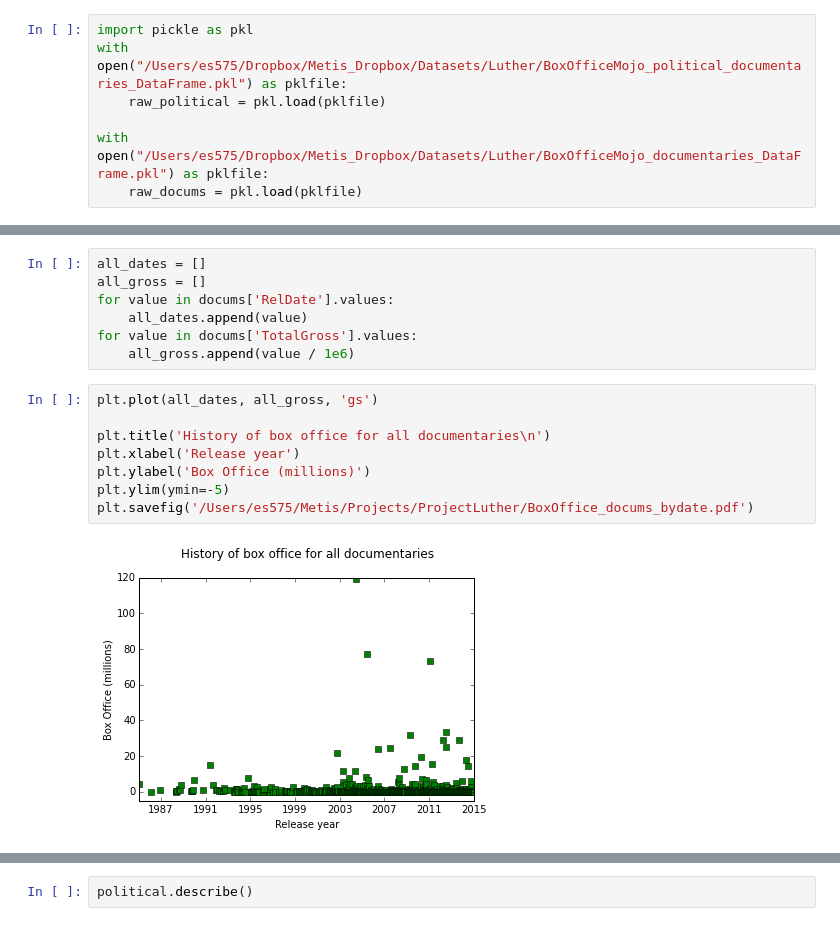
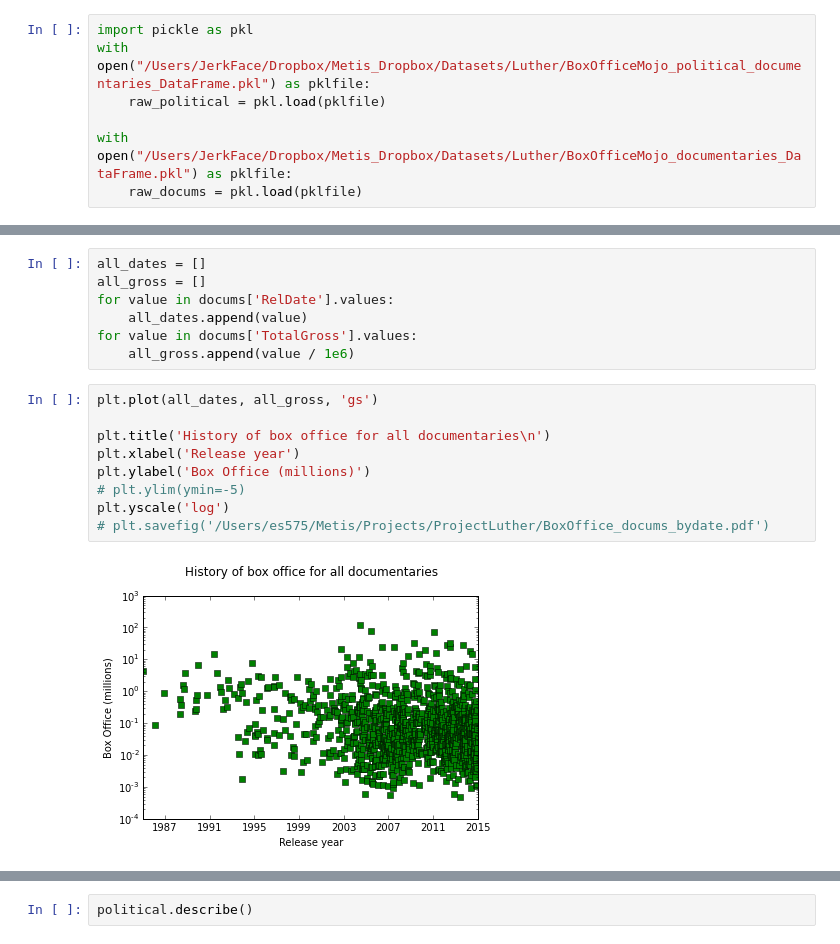
Before and after one commit to EmmanueleSalvati/ProjectLuther, a Jupyter notebook: Luther_tests.ipynb, the cells around one changed output, grey strips where cells are left out. Drawn from its saved outputs; the diff is of its cells as text.

```diff
--- a/Luther_tests.ipynb
+++ b/Luther_tests.ipynb
@@ -7,9 +8,9 @@ sys.path.append('/Users/es575/Metis/Projects/ProjectLuther/')
 # %%
 import pickle as pkl
-with open("/Users/es575/Dropbox/Metis_Dropbox/Datasets/Luther/BoxOfficeMojo_political_documentaries_DataFrame.pkl") as pklfile:
+with open("/Users/JerkFace/Dropbox/Metis_Dropbox/Datasets/Luther/BoxOfficeMojo_political_documentaries_DataFrame.pkl") as pklfile:
     raw_political = pkl.load(pklfile)
 
-with open("/Users/es575/Dropbox/Metis_Dropbox/Datasets/Luther/BoxOfficeMojo_documentaries_DataFrame.pkl") as pklfile:
+with open("/Users/JerkFace/Dropbox/Metis_Dropbox/Datasets/Luther/BoxOfficeMojo_documentaries_DataFrame.pkl") as pklfile:
     raw_docums = pkl.load(pklfile)
 # %%
 import dataframe_utils
@@ -56,10 +58,11 @@ for value in docums['TotalGross'].values:
 # %%
 plt.plot(all_dates, all_gross, 'gs')
 
 plt.title('History of box office for all documentaries\n')
 plt.xlabel('Release year')
 plt.ylabel('Box Office (millions)')
-plt.ylim(ymin=-5)
-plt.savefig('/Users/es575/Metis/Projects/ProjectLuther/BoxOffice_docums_bydate.pdf')
+# plt.ylim(ymin=-5)
+plt.yscale('log')
+# plt.savefig('/Users/es575/Metis/Projects/ProjectLuther/BoxOffice_docums_bydate.pdf')
 # %% [output]
-[figure, old version]
+[figure, new version]
```
Also changed, not shown: parts of 5 cells of this notebook, 3 other files.
